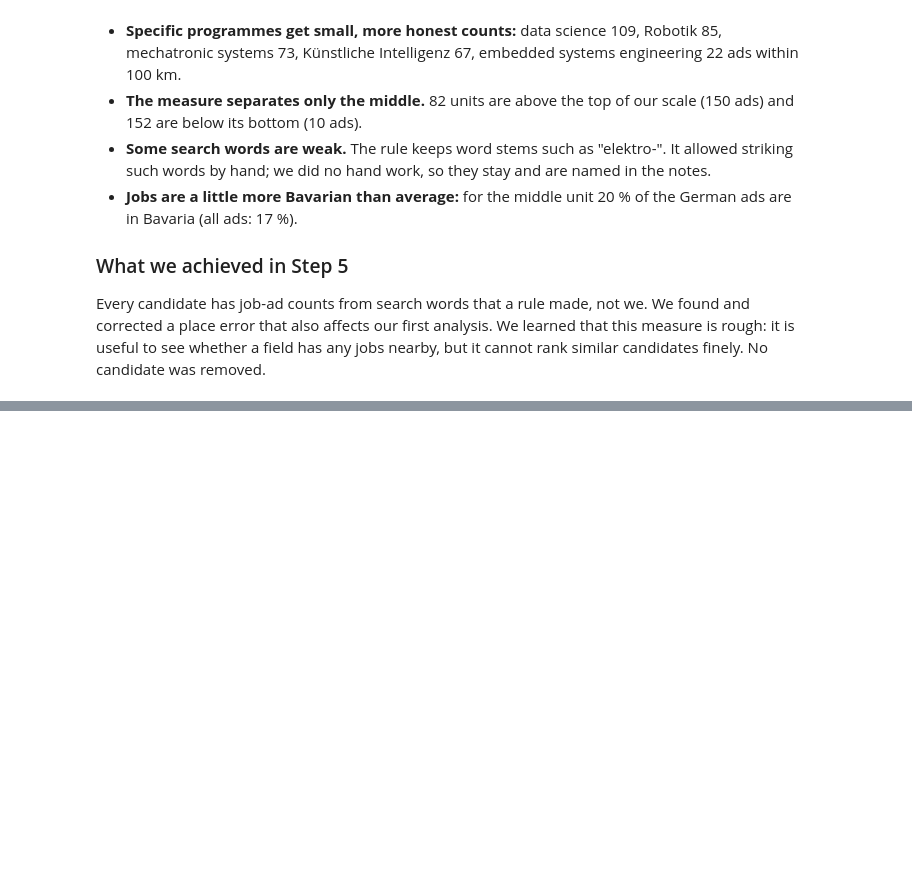
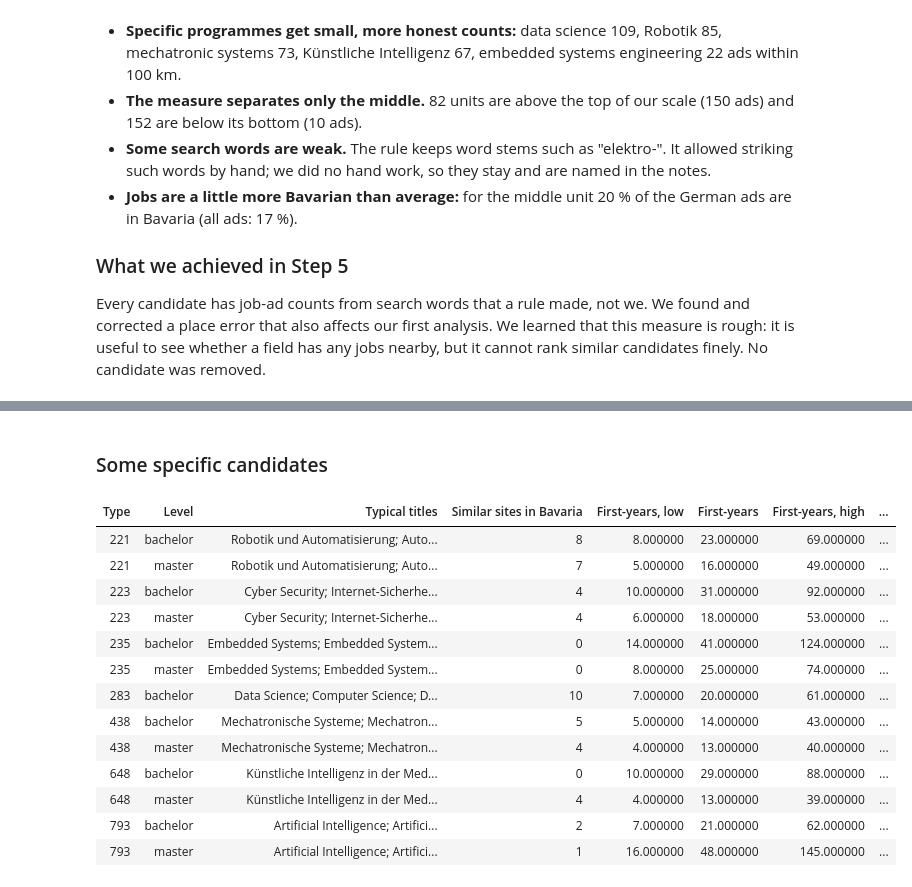
Before and after one commit to SomanthaManuranga/study-program-intelligence, a Jupyter notebook: notebooks/funnel_progress.ipynb, the cells around one changed output, grey strips where cells are left out. Saved outputs shown, nothing was run; the diff lists cells and outputs as text; code cells hidden in the pictures; blank space fills up the shorter version.

Commit message:
Funnel step 6 complete: notes, decision log, project guide and notebook

```diff
--- a/notebooks/funnel_progress.ipynb
+++ b/notebooks/funnel_progress.ipynb
@@ -753,0 +780,23 @@ Every candidate has job-ad counts from search words that a rule made, not we. We
+# %% [markdown]
+### Some specific candidates
+# %%
+CP = pd.read_csv(ROOT / "data" / "interim" / "funnel2_capture.csv")
+cols = {"type": "Type", "level": "Level", "central titles": "Typical titles", "Bavarian competitor sites": "Similar sites in Bavaria",
+        "gross low": "First-years, low", "gross central": "First-years", "gross high": "First-years, high", "net-new central": "New to OTH"}
+fmt6 = lambda x: x.assign(**{"central titles": x["central titles"].str.slice(0, 60)})[list(cols)].rename(columns=cols).round(0)
+show(fmt6(CP[CP["primary"] & CP["type"].isin([221, 223, 235, 283, 438, 648, 793])]))
+# %% [output]
+| Type | Level | Typical titles | Similar sites in Bavaria | First-years, low | First-years | First-years, high | ... |
+| 221 | bachelor | Robotik und Automatisierung; Auto... | 8 | 8.000000 | 23.000000 | 69.000000 | ... |
+| 221 | master | Robotik und Automatisierung; Auto... | 7 | 5.000000 | 16.000000 | 49.000000 | ... |
+| 223 | bachelor | Cyber Security; Internet-Sicherhe... | 4 | 10.000000 | 31.000000 | 92.000000 | ... |
+| 223 | master | Cyber Security; Internet-Sicherhe... | 4 | 6.000000 | 18.000000 | 53.000000 | ... |
+| 235 | bachelor | Embedded Systems; Embedded System... | 0 | 14.000000 | 41.000000 | 124.000000 | ... |
+| 235 | master | Embedded Systems; Embedded System... | 0 | 8.000000 | 25.000000 | 74.000000 | ... |
+| 283 | bachelor | Data Science; Computer Science; D... | 10 | 7.000000 | 20.000000 | 61.000000 | ... |
+| 438 | bachelor | Mechatronische Systeme; Mechatron... | 5 | 5.000000 | 14.000000 | 43.000000 | ... |
+| 438 | master | Mechatronische Systeme; Mechatron... | 4 | 4.000000 | 13.000000 | 40.000000 | ... |
+| 648 | bachelor | Künstliche Intelligenz in der Med... | 0 | 10.000000 | 29.000000 | 88.000000 | ... |
+| 648 | master | Künstliche Intelligenz in der Med... | 4 | 4.000000 | 13.000000 | 39.000000 | ... |
+| 793 | bachelor | Artificial Intelligence; Artifici... | 2 | 7.000000 | 21.000000 | 62.000000 | ... |
+| 793 | master | Artificial Intelligence; Artifici... | 1 | 16.000000 | 48.000000 | 145.000000 | ... |
```
Also changed, not shown: parts of 6 cells of this notebook, 3 other files.
